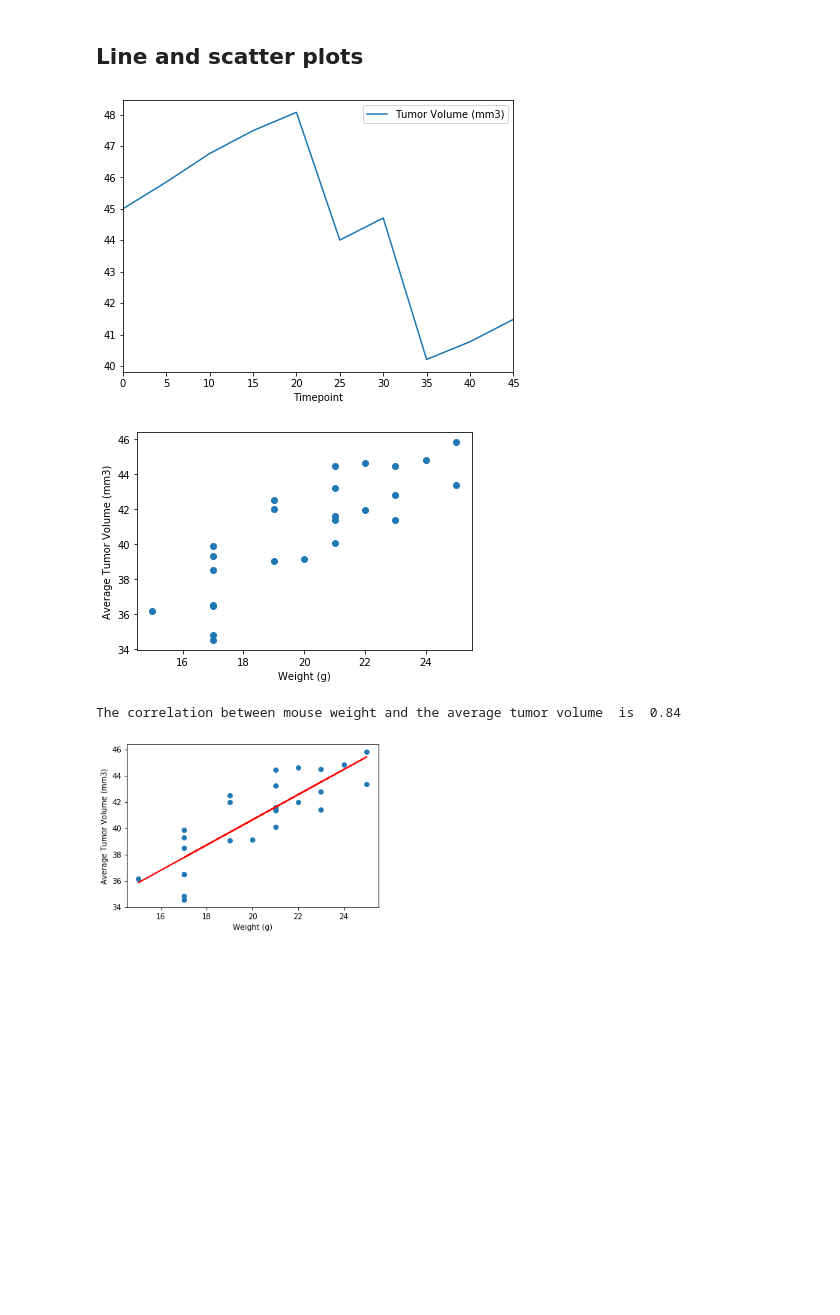
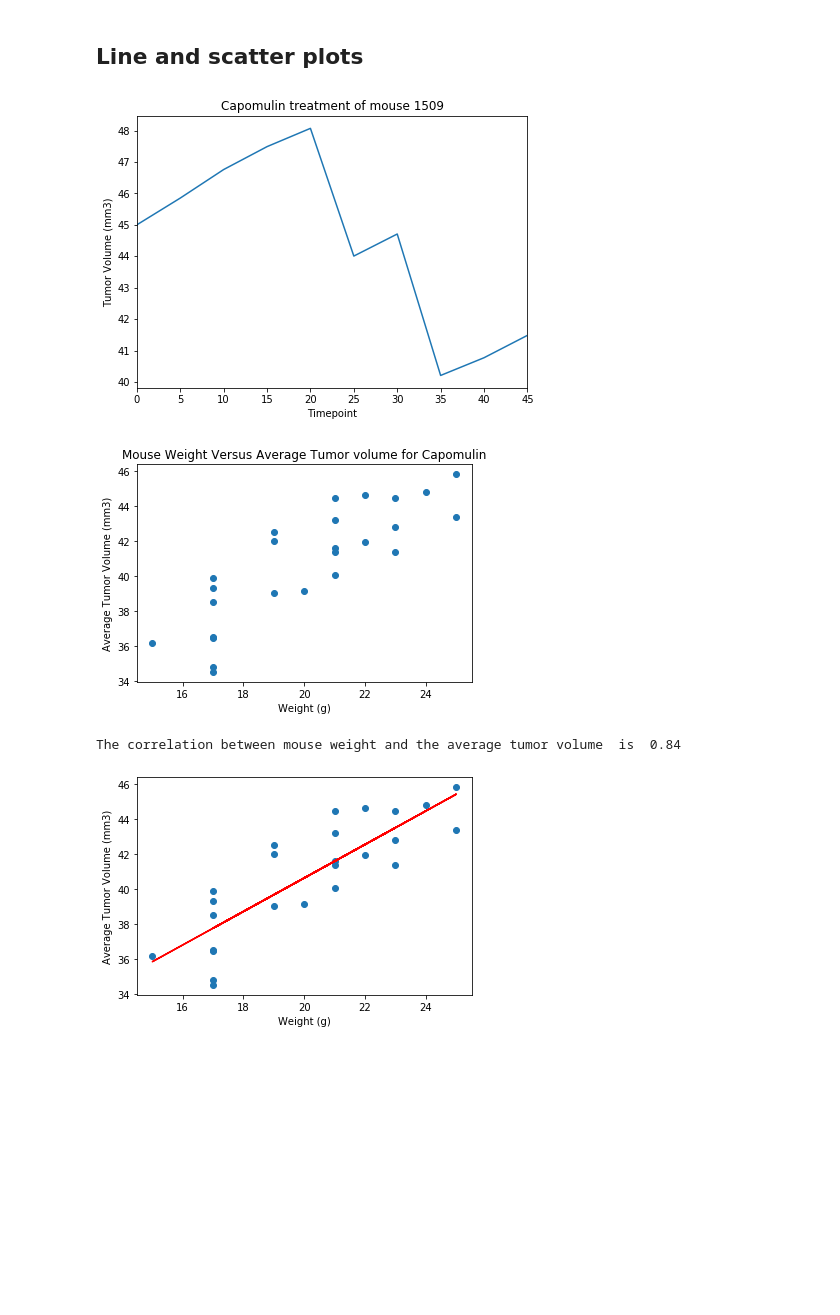
Before and after one commit to annmcnamara/matplotlib-challenge, a Jupyter notebook: Pymaceuticals/pymaceuticals_starter.ipynb, the cells around one changed output. Drawn from its saved outputs; the diff is of its cells as text; code cells hidden in the pictures; blank space fills up the shorter version.

Commit message:
need own analysis

```diff
--- a/Pymaceuticals/pymaceuticals_starter.ipynb
+++ b/Pymaceuticals/pymaceuticals_starter.ipynb
@@ -19,7 +19,6 @@ mouse_metadata = pd.read_csv(mouse_metadata)
 study_results  = pd.read_csv(study_results)
 
 # Combine the data into a single dataset based on mouse id
-df = pd.merge(mouse_metadata, study_results,  on="Mouse ID", how = "outer")
 df = pd.merge(study_results, mouse_metadata,  on="Mouse ID", how = "outer")
 
 #df
@@ -233,59 +240,69 @@ plt.show()
 # %%
 # Generate a line plot of time point versus tumor volume
 # for a single mouse treated with Capomulin
-capomulin     = df[df["Drug Regimen"] == "Capomulin"]
-capomulin_mid = capomulin.set_index("Mouse ID")
-capomulin_mid
+capomulin     = df[df["Drug Regimen"] == "Capomulin"]   # Get just capomulin data
+capomulin_mid = capomulin.set_index("Mouse ID")         # re index capomulin data using mouse id as the index
 
-onemouse = capomulin_mid.loc[["l509"]]
-mplot    = onemouse.plot(kind = 'line', x = 'Timepoint', y ='Tumor Volume (mm3)', figsize=(7, 5))
+onemouse = capomulin_mid.loc[["l509"]]     # Locate the mouse of interest in this case ID = 1509
+
+# Create the line plto
+mplot    = onemouse.plot(kind = 'line', legend = "", x = 'Timepoint', y ='Tumor Volume (mm3)', figsize=(7, 5))
+# Create the titles
+plt.xlabel("Timepoint")
+plt.ylabel("Tumor Volume (mm3)")
+_ = plt.title("Capomulin treatment of mouse 1509")  #need to assign this to a variable to suppress output
 # %% [output]
-[figure, old version]
+[figure, new version]
 # %%
 # Generate a scatter plot of mouse weight versus average
 # tumor volume for the Capomulin regimen
-capomulin = df[df["Drug Regimen"] == "Capomulin"]
+capomulin = df[df["Drug Regimen"] == "Capomulin"]  #may not need to redo this stage but just to be safe get capomulin data
+
+# group the mean tumor volume data by mouse id and weight
+# reset the index so we can easily access individual columns
 cm = capomulin.groupby(['Mouse ID', 'Weight (g)'])['Tumor Volume (mm3)'].mean().reset_index()
-
+# Create the scatter plot
 plt.scatter(cm['Weight (g)'], cm['Tumor Volume (mm3)'])
+# Create labels for the axes and title of the plot
 plt.xlabel("Weight (g)")
 plt.ylabel("Average Tumor Volume (mm3)")
+plt.title("Mouse Weight Versus Average Tumor volume for Capomulin")
+# Show the plot
 plt.show()
 # %% [output]
-[figure, old version]
+[figure, new version]
 # %%
 # Calculate the correlation coefficient and linear regression
 # model for mouse weight and average tumor volume for the Capomulin regimenn
-
+# Use sci pi to the the pearson r measure of correlation (r value)
 correlation = st.pearsonr(cm['Weight (g)'], cm['Tumor Volume (mm3)'])
-
+# Pretty print the results
 print('The correlation between mouse weight' +
       '\033[1m and \033[0m' +
       'the average tumor volume ' +
       '\033[1m is \033[0m' +
        f'\033[36m {correlation[0]:2.2f} \033[0m')
 
+# pull these values from the dataframe created earlier
 x_values = cm['Weight (g)']
 y_values = cm['Tumor Volume (mm3)']
+
+# Do a line regression on x and y values to calculate values for the line
 (slope, intercept, rvalue, pvalue, stderr) = linregress(x_values, y_values)
 regress_values = x_values * slope + intercept
 
-#y=a + bx
-line_eq = "y = " + str(round(slope,2)) + "x + " + str(round(intercept,2))
-
-# Get regression values
+# Create a scatter plot of weight versus average tumor volume
 plt.scatter(x_values,y_values)
+# Add a red line to indicate the correlation
 plt.plot(x_values,regress_values,"r-")
-plt.annotate(line_eq,(20,5),fontsize=15,color="red")
+# Create labels for the axes
 plt.xlabel('Weight (g)')
 plt.ylabel('Average Tumor Volume (mm3)')
+# Show the plot
 plt.show()
-# line_eq
-
-# regress_values = intercept + (slope * x_values)
 # %% [output]
 The correlation between mouse weight and the average tumor volume  is  0.84
-[figure, old version]
+[figure, new version]
 # %%
 # Store the Mean Tumor Volume Data Grouped by Drug and Timepoint
 mean_tumor = df.groupby(["Drug Regimen", "Timepoint"]).mean()["Tumor Volume (mm3)"]
```
Also changed, not shown: parts of 12 cells of this notebook.
